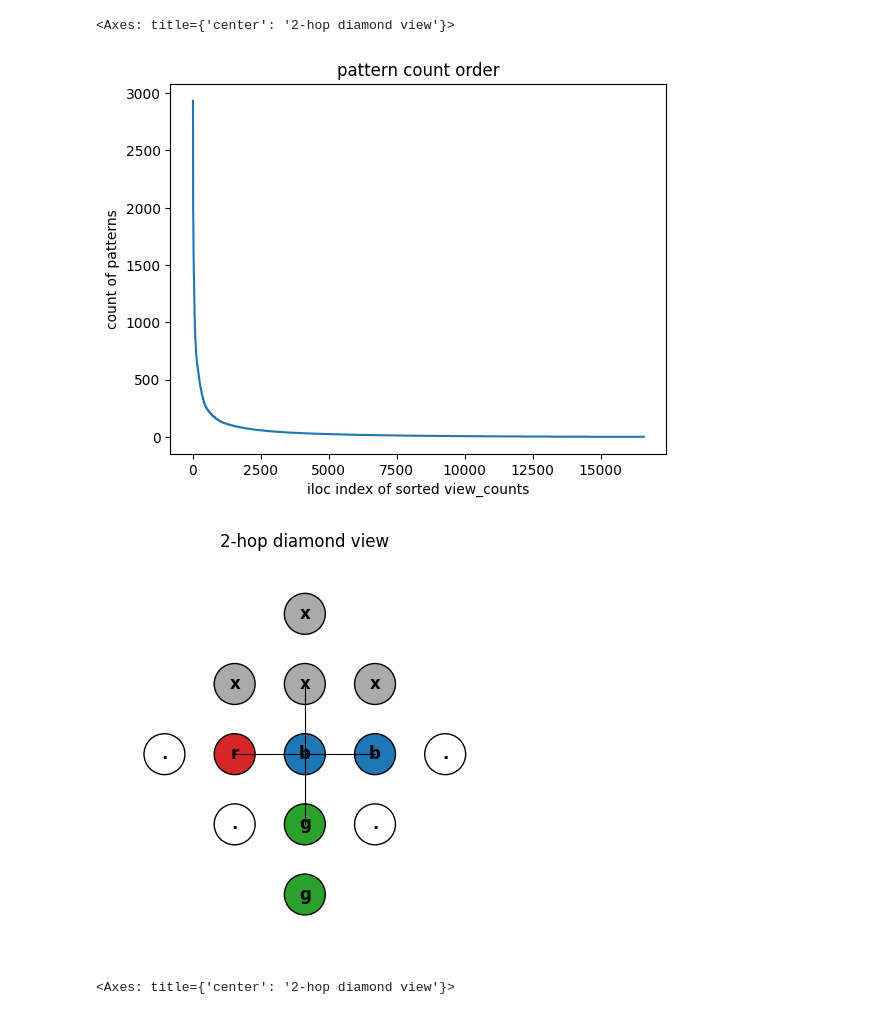
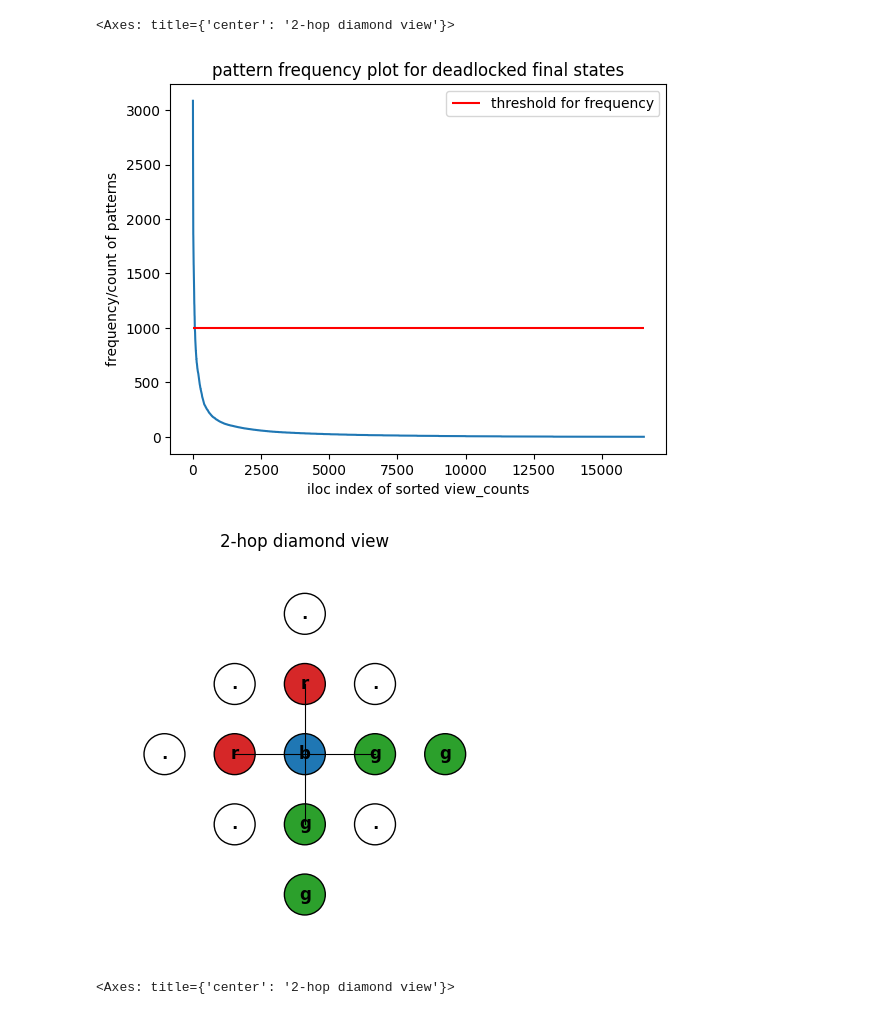
Before and after one commit to Frozha/maxis-mobile, a Jupyter notebook: python/final state analysis.ipynb, the cells around one changed output. Saved outputs shown, nothing was run; the diff lists cells and outputs as text; code cells hidden in the pictures.

```diff
--- a/python/final state analysis.ipynb
+++ b/python/final state analysis.ipynb
@@ -3,7 +3,7 @@ import pandas as pd
 import numpy as np
 import matplotlib.pyplot as plt
 
-file_path = "../logs/10by10_100000.log"
+file_path = "../logs/unmod/10x10_100000.log"
 
 with open(file_path, "r") as f:
     lines = f.read().strip().splitlines()
@@ -253,12 +253,14 @@ visualize_view(view_counts.view.iloc[2])
 <Axes: title={'center': '2-hop diamond view'}>
 # %%
 plt.plot(np.arange(0,view_counts.index.size), view_counts['count'].to_list())
+plt.hlines(meta_n*0.01, 0, view_counts.index.size, label="threshold for frequency", color='red')
 plt.xlabel("iloc index of sorted view_counts")
-plt.ylabel("count of patterns")
-plt.title("pattern count order")
+plt.ylabel("frequency/count of patterns")
+plt.title("pattern frequency plot for deadlocked final states")
+plt.legend()
 plt.show()
 # %% [output]
-[figure, old version]
+[figure, new version]
 # %%
 #atleast 1% of the total simulations have this view
 patterns = view_counts[view_counts['count'] > meta_n*0.01]
@@ -372,7 +374,7 @@ patterns.reset_index(inplace=True, drop='index')
 # %%
 visualize_view(patterns.loc[10, 'view'])
 # %% [output]
-[figure, old version]
+[figure, new version]
 <Axes: title={'center': '2-hop diamond view'}>
 # %%
 from dataclasses import dataclass
```
Also changed, not shown: parts of 6 cells of this notebook, 40 other files.
